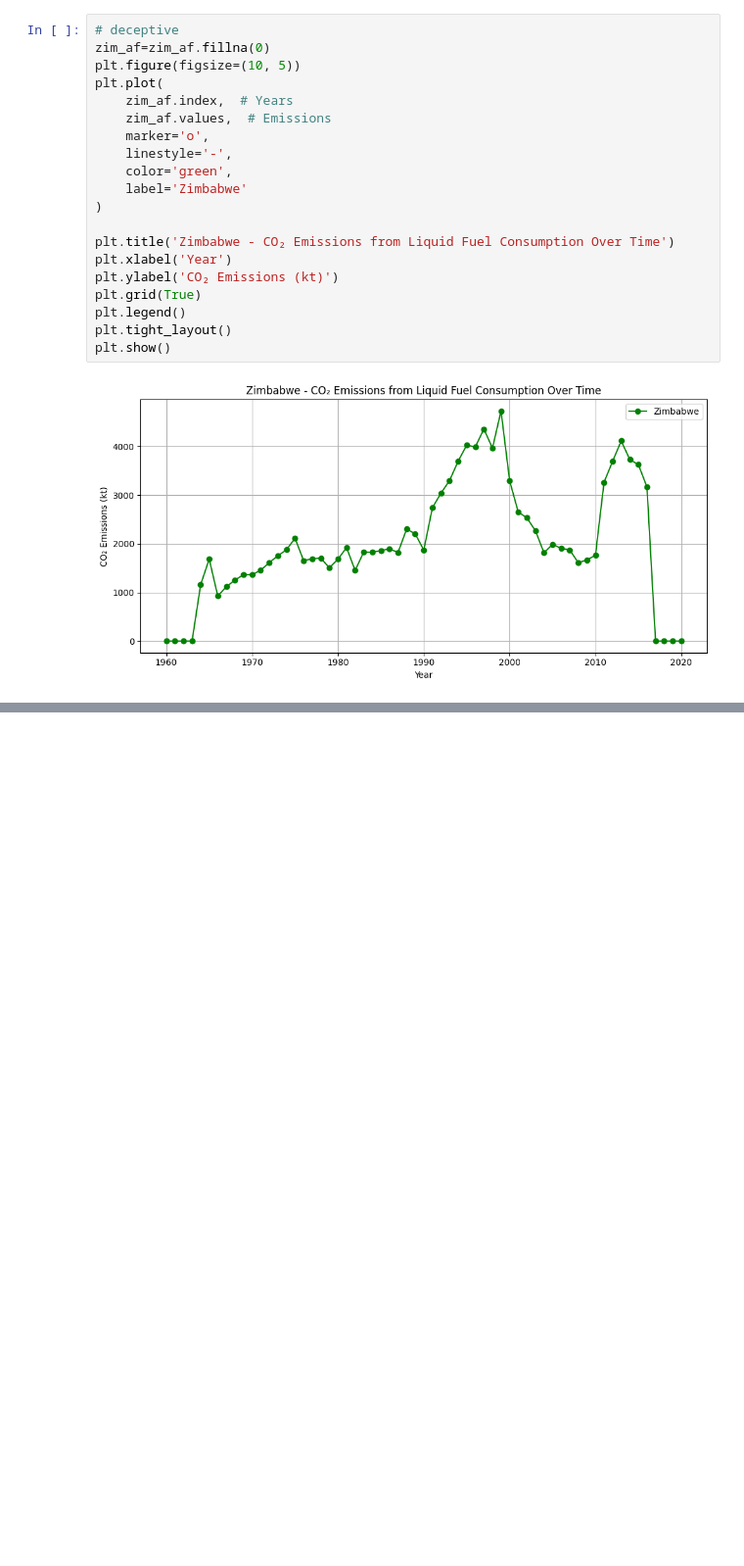
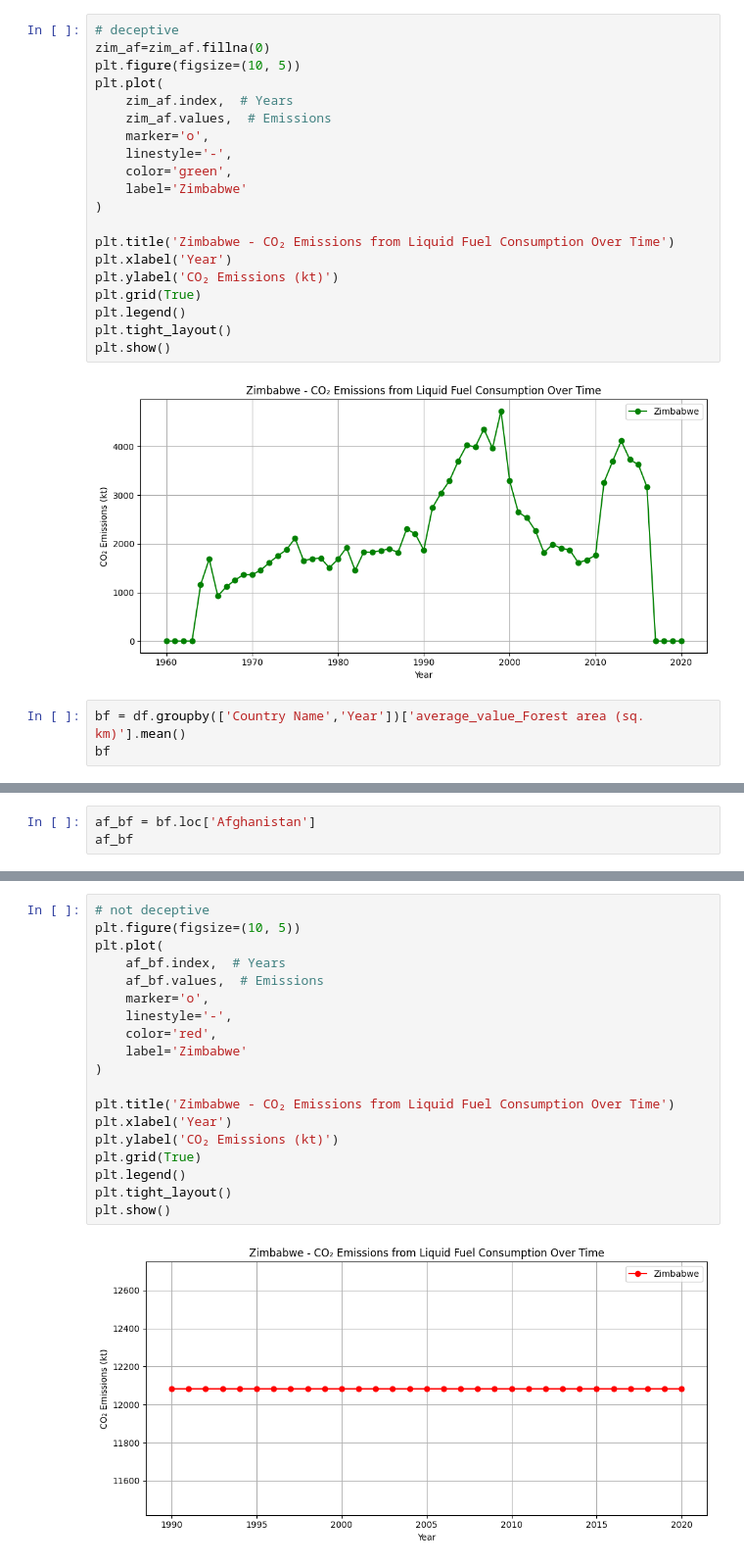
Before and after one commit to SriSupratikTalari/project2, a Jupyter notebook: climate.ipynb, the cells around one changed output, grey strips where cells are left out. Shown at 98% size. Saved outputs shown, nothing was run; the diff lists cells and outputs as text; blank space fills up the shorter version.

```diff
--- a/climate.ipynb
+++ b/climate.ipynb
@@ -133,3 +133,6 @@ plt.tight_layout()
 plt.show()
 # %% [output]
 [figure]
+# %%
+bf = df.groupby(['Country Name','Year'])['average_value_Forest area (sq. km)'].mean()
+bf
@@ -135,0 +153,3 @@ plt.show()
+# %%
+af_bf = bf.loc['Afghanistan']
+af_bf
@@ -135,0 +170,21 @@ plt.show()
+# %%
+# not deceptive
+plt.figure(figsize=(10, 5))
+plt.plot(
+    af_bf.index,  # Years
+    af_bf.values,  # Emissions
+    marker='o',
+    linestyle='-',
+    color='red',
+    label='Zimbabwe'
+)
+
+plt.title('Zimbabwe - CO₂ Emissions from Liquid Fuel Consumption Over Time')
+plt.xlabel('Year')
+plt.ylabel('CO₂ Emissions (kt)')
+plt.grid(True)
+plt.legend()
+plt.tight_layout()
+plt.show()
+# %% [output]
+[figure, added]
```
Also changed, not shown: parts of 4 cells of this notebook.
